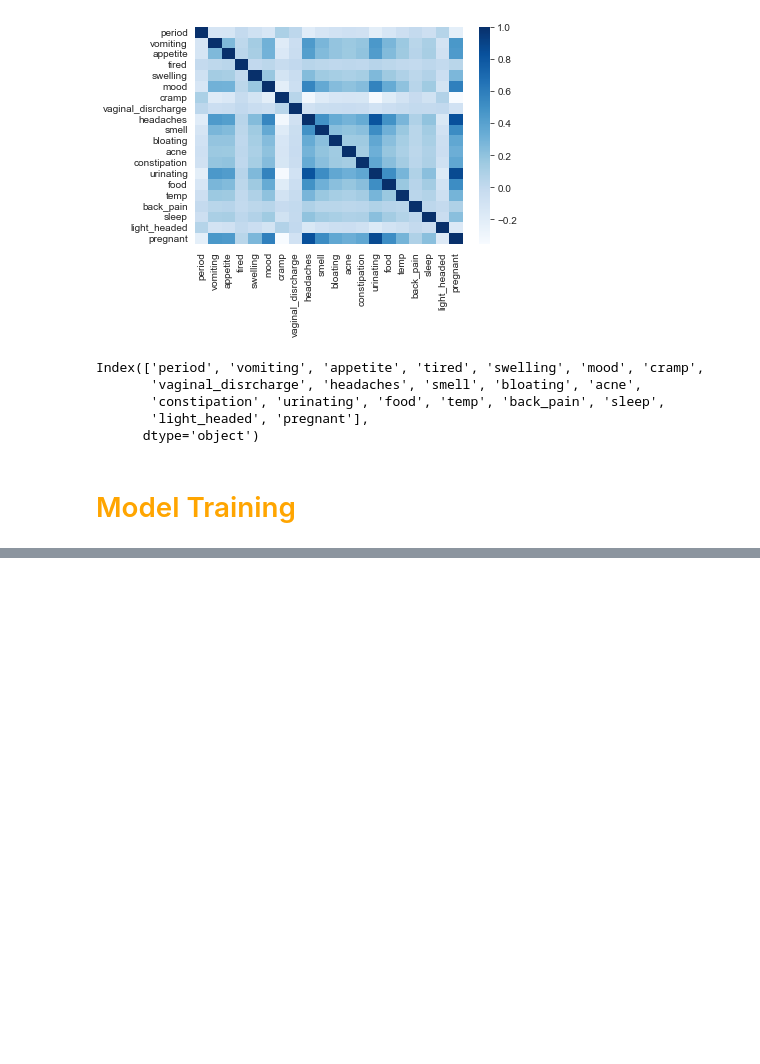
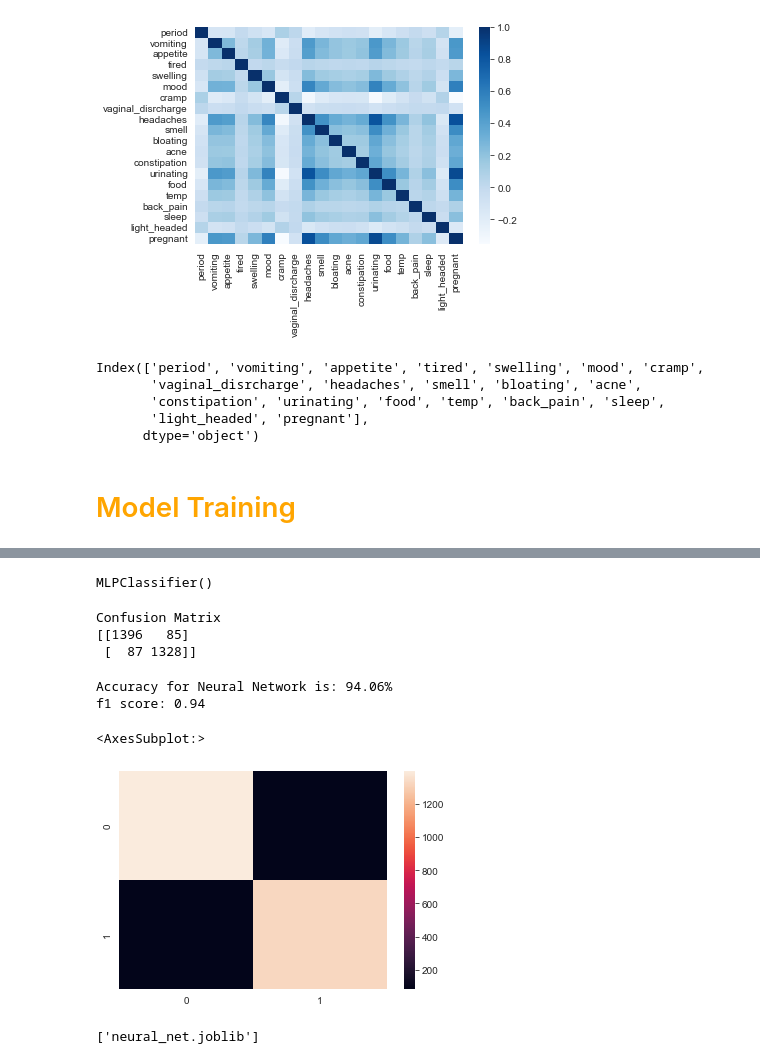
Before and after one commit to 24parida/AI-Hackfest, a Jupyter notebook: machine_learning.ipynb, the cells around one changed output, grey strips where cells are left out. Drawn from its saved outputs; the diff is of its cells as text; code cells hidden in the pictures; blank space fills up the shorter version.

Commit message:
downloaded neural network

```diff
--- a/machine_learning.ipynb
+++ b/machine_learning.ipynb
@@ -70,0 +63,30 @@ KNeighborsRegressor()
+# %%
+NN = MLPClassifier()
+# %%
+NN.fit(X_train, y_train)
+# %% [output]
+MLPClassifier()
+# %%
+y_pred = NN.predict(X_test)
+# %%
+accuracy = accuracy_score(y_test,y_pred)*100
+f1 = f1_score(y_test, y_pred)
+confusion_mat = confusion_matrix(y_test,y_pred)
+# %%
+print("Confusion Matrix")
+print(confusion_mat)
+# %% [output]
+Confusion Matrix
+[[1396   85]
+ [  87 1328]]
+# %%
+print(f"Accuracy for Neural Network is: {accuracy:.2f}%")
+print(f"f1 score: {f1 :.2f}")
+# %% [output]
+Accuracy for Neural Network is: 94.06%
+f1 score: 0.94
+# %%
+sns.heatmap(confusion_mat)
+# %% [output]
+<AxesSubplot:>
+[figure, added]
@@ -70,0 +95,4 @@ KNeighborsRegressor()
+# %%
+joblib.dump(NN, 'neural_net.joblib')
+# %% [output]
+['neural_net.joblib']
```
Also changed, not shown: parts of 5 cells of this notebook, 1 other file.
